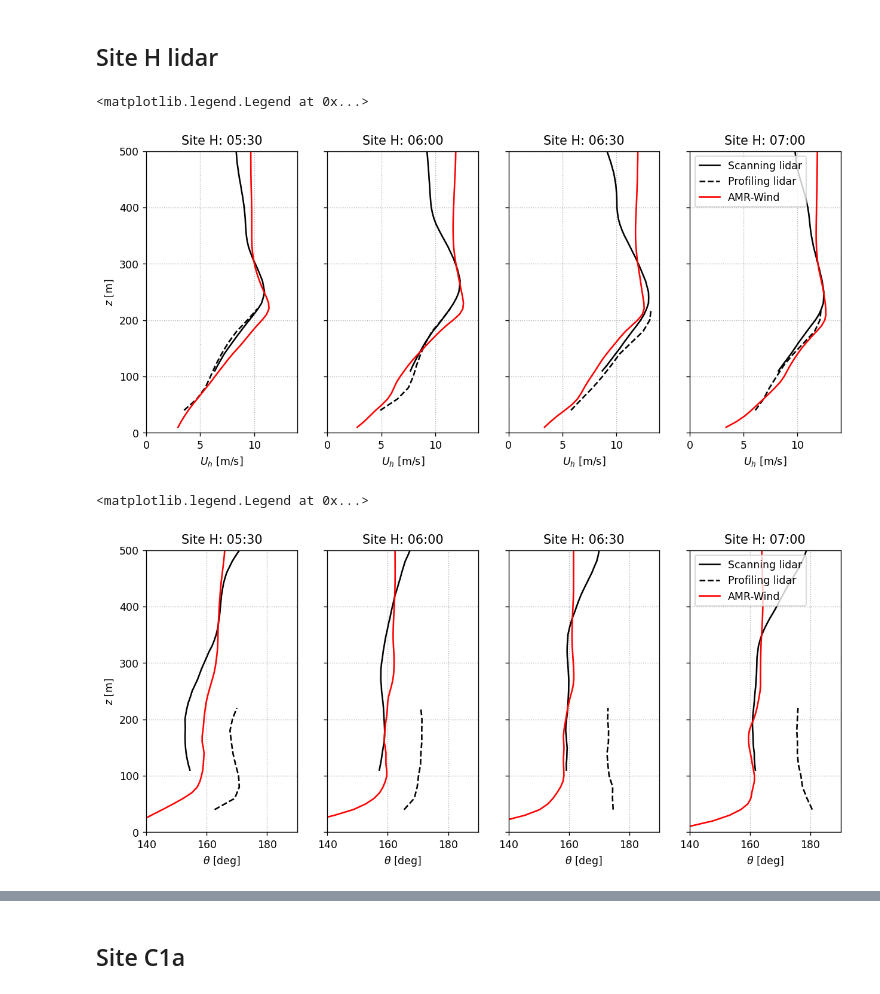
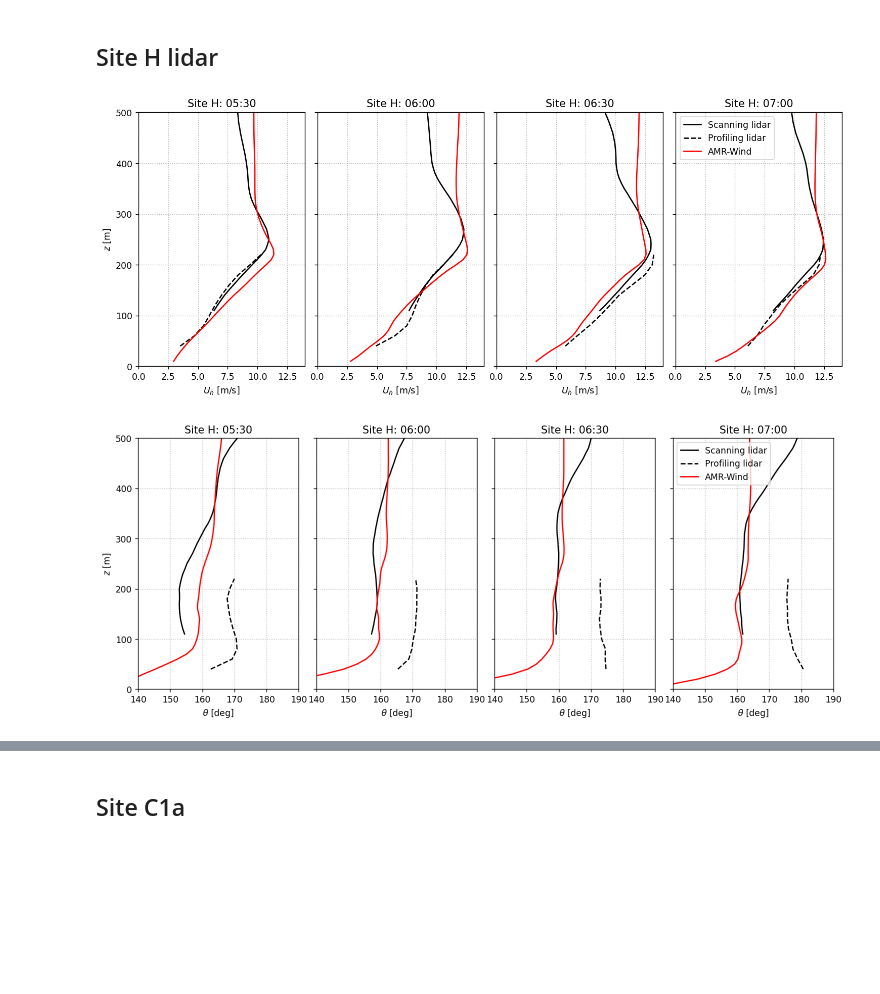
Before and after one commit to Exawind/exawind-benchmarks, a Jupyter notebook: amr-wind/actuator_line/AWAKEN_benchmark/results/Compare_SiteLidar.ipynb, the cells around one changed output, grey strips where cells are left out. Saved outputs shown, nothing was run; the diff lists cells and outputs as text; code cells hidden in the pictures; blank space fills up the shorter version.

```diff
--- a/amr-wind/actuator_line/AWAKEN_benchmark/results/Compare_SiteLidar.ipynb
+++ b/amr-wind/actuator_line/AWAKEN_benchmark/results/Compare_SiteLidar.ipynb
@@ -22,6 +22,9 @@ ds_A1prof = xr.open_dataset(datadir+'/Phase2_Data/A1_profiling_lidar_10min.nc')
 ds_A1scan = xr.open_dataset(datadir+'/Phase2_Data/A1_scanning_lidar_10min.nc')
 
 ds_C1aprof = xr.open_dataset(datadir+'/Data/Lidars/C1a_profiling_lidar_2min.nc')
+# %%
+savefigs=True
+savedir='images'
 # %% [markdown]
 ## Site A1 lidar
 # %%
@@ -248,27 +263,31 @@ for t in tdeltas:
 # %%
 fig, axs = plt.subplots(1, len(tdeltas), figsize=(3*len(tdeltas),5), dpi=125, sharey=True)
 for iWS, WS in enumerate(Hscan_WS):
     #plt.figure(figsize=(5,5), dpi=125)
     ax = axs[iWS]
     ax.plot(WS, Hscan_z, color='k', label='Scanning lidar')
     ax.plot(Hprof_WS[iWS], Hprof_z, color='k', ls='--', label='Profiling lidar')
 
     # process AMR-Wind data
     Hamr = AMR_datH[iWS]
     zamr  = np.array(Hamr['z'])
     WSamr = np.array(np.sqrt(Hamr['velocityx_avg']**2 + Hamr['velocityy_avg']**2))
     ax.plot(WSamr, zamr, color='r', ls='-', label='AMR-Wind')
     ax.set_title('Site H: '+str(Hscan_MMCdates[iWS])[11:16])#[:16])
     ax.set_ylim([0, 500])
     ax.set_xlim([0, 14])
     ax.grid(ls=':')
     ax.set_xlabel('$U_h$ [m/s]')
 
 axs[0].set_ylabel('$z$ [m]')
 axs[-1].legend(loc='upper left')
+
+plt.tight_layout()
+
+if savefigs:
+    plt.savefig(savedir+'/Compare_SiteH_Uh.png')
 # %% [output]
-<matplotlib.legend.Legend at 0x...>
-[figure, old version]
+[figure, new version]
 # %%
 # Plot the wind direction
 fig, axs = plt.subplots(1, len(tdeltas), figsize=(3*len(tdeltas),5), dpi=125, sharey=True)
@@ -292,9 +311,13 @@ for iWD, WD in enumerate(Hscan_WD):
 
 axs[0].set_ylabel('$z$ [m]')
 axs[-1].legend(loc='upper left')
+
+plt.tight_layout()
+
+if savefigs:
+    plt.savefig(savedir+'/Compare_SiteH_theta.png')
 # %% [output]
-<matplotlib.legend.Legend at 0x...>
-[figure, old version]
+[figure, new version]
 # %%
 # Load AMR-Wind data
 AMR_TKEH = []
```
Also changed, not shown: parts of 6 cells of this notebook, 11 other files.
